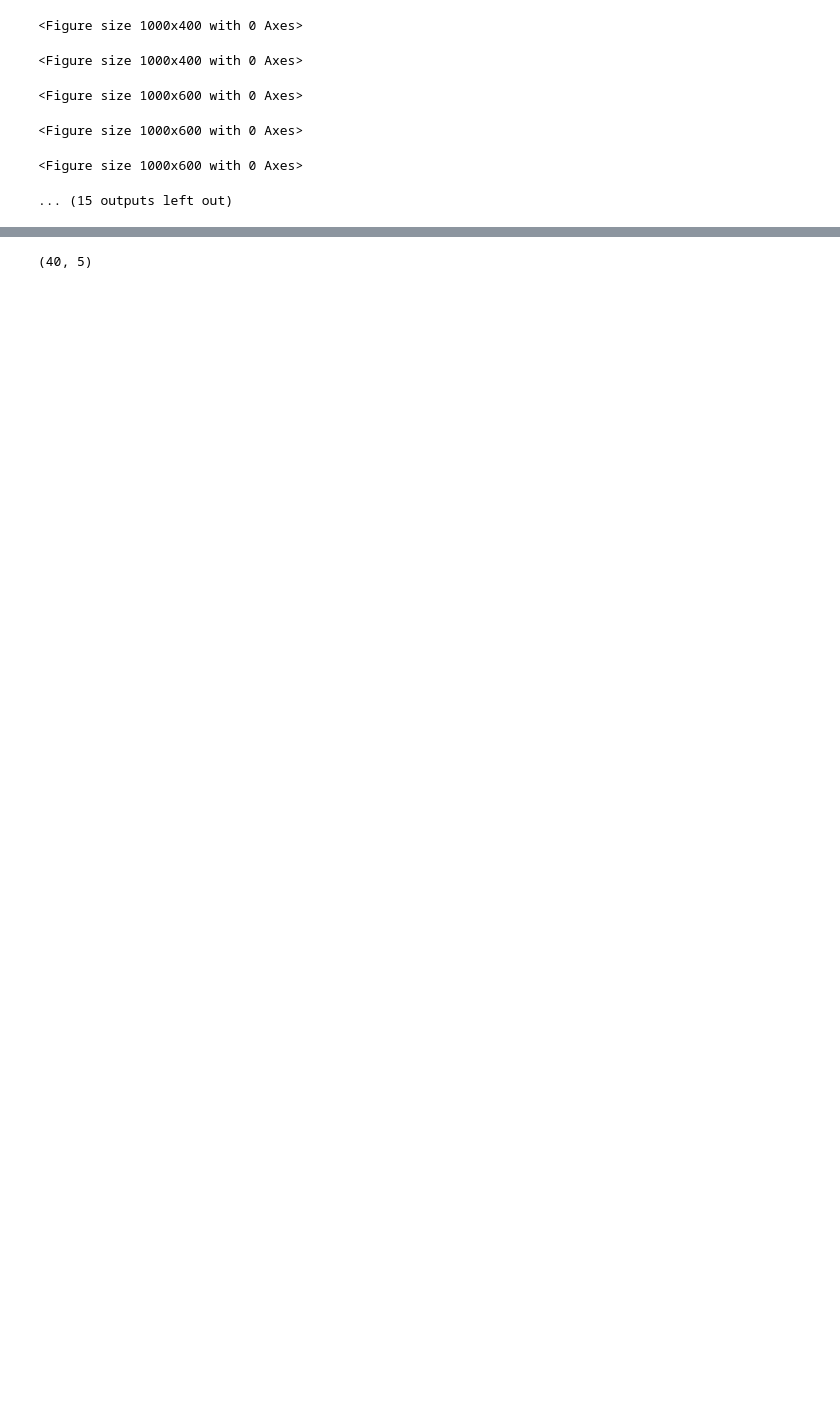
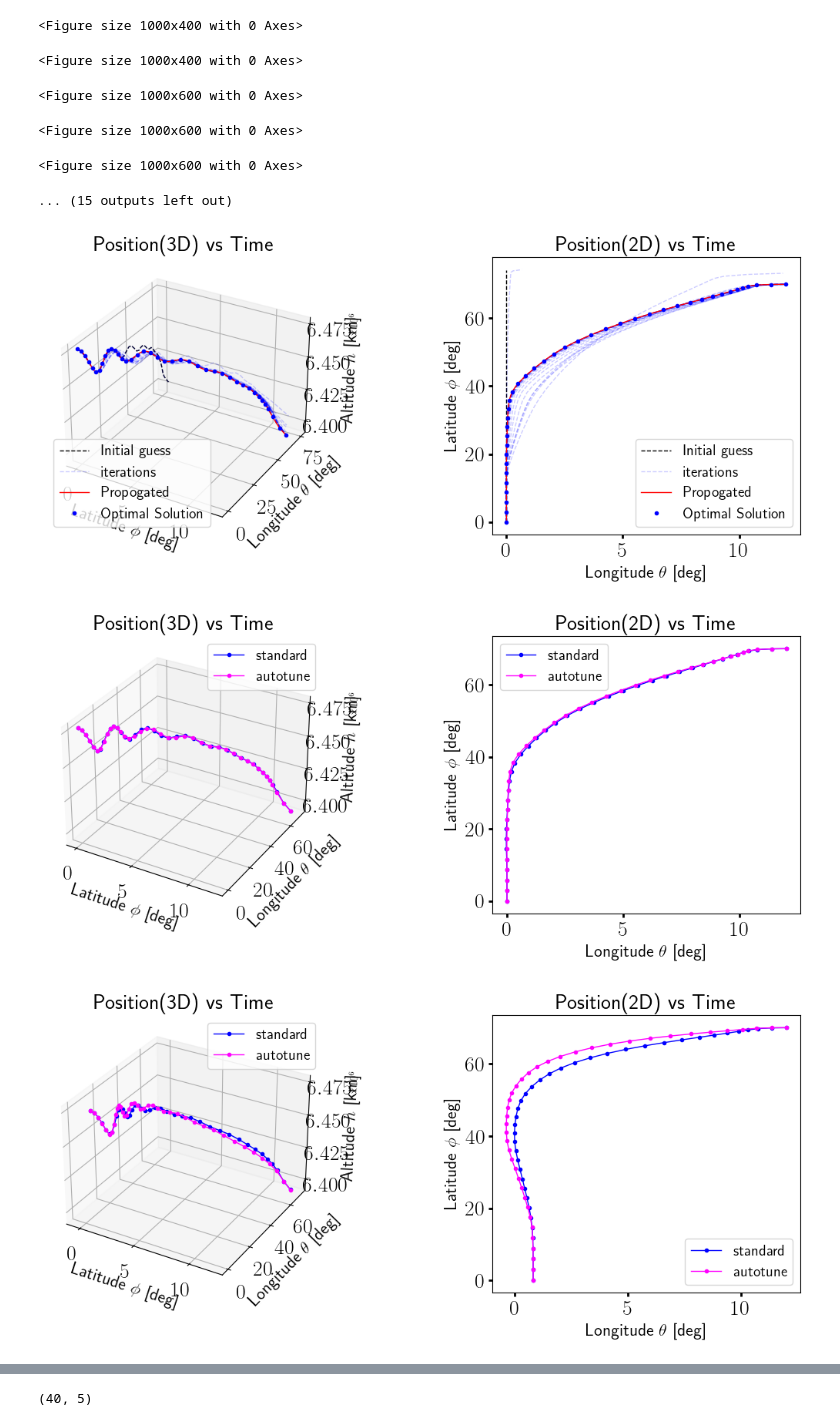
Before and after one commit to mceowen/trajopt, a Jupyter notebook: src/trajopt/examples/vtol1_entry_3dof/main_mc.ipynb, the cells around one changed output, grey strips where cells are left out. Drawn from its saved outputs; the diff is of its cells as text; code cells hidden in the pictures; blank space fills up the shorter version.

```diff
--- a/src/trajopt/examples/vtol1_entry_3dof/main_mc.ipynb
+++ b/src/trajopt/examples/vtol1_entry_3dof/main_mc.ipynb
@@ -161,5 +161,13 @@ makePlot8(PLTS1,ins=plotparams);
 <Figure size 1000x600 with 0 Axes>
 <Figure size 1000x600 with 0 Axes>
 ... (15 outputs left out)
+# %%
+params = {}
+params['displayfigs'] = True;
+makePlot2(PLTS1,ins={**plotparams,**params});
+# %% [output]
+[figure, added]
+[figure, added]
+[figure, added]
 # %%
 params = {}
```
Also changed, not shown: parts of 4 cells of this notebook, 29 other files.
